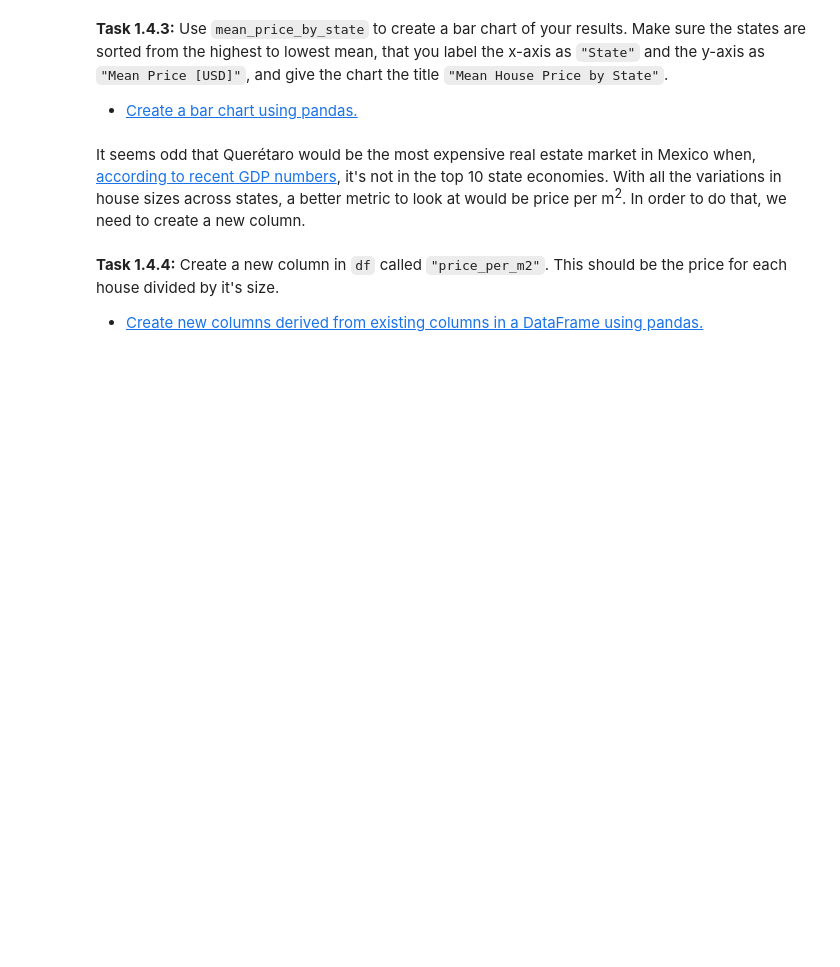
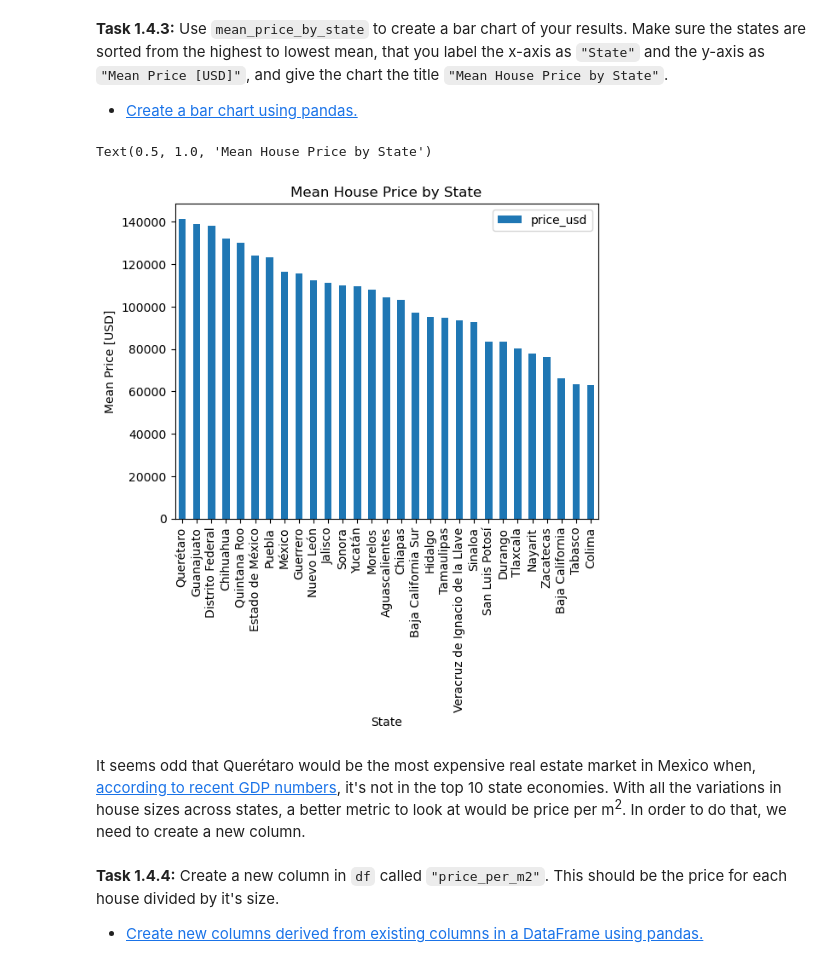
Before and after one commit to franklinobasy/WQU-Projects, a Jupyter notebook: 010-housing-in-mexico/014-size-or-location.ipynb, the cells around one changed output. Drawn from its saved outputs; the diff is of its cells as text; code cells hidden in the pictures; blank space fills up the shorter version.

```diff
--- a/010-housing-in-mexico/014-size-or-location.ipynb
+++ b/010-housing-in-mexico/014-size-or-location.ipynb
@@ -40,7 +40,7 @@ You've wrangled the data, you've gained an understanding of its basic characteri
 - [Read a CSV file into a DataFrame using pandas.](../%40textbook/03-pandas-getting-started.ipynb#Working-with-DataFrames)
 # %%
 # Import "data/mexico-real-estate-clean.csv"
-df = ...
+df = pd.read_csv("data/mexico-real-estate-clean.csv")
 
 # Print object type, shape, and head
 print("df type:", type(df))
@@ -63,7 +72,11 @@ VimeoVideo("656378731", h="8daa35d1e8", width=600)
 - [Aggregate data using the `groupby` method in pandas.](../%40textbook/04-pandas-advanced.ipynb#Series-and-Groupby)
 # %%
 # Declare variable `mean_price_by_state`
-mean_price_by_state = ...
+mean_price_by_state = df.groupby("state").agg(
+    {
+        'price_usd': 'mean'
+    }
+).sort_values(by="price_usd", ascending=False)
 
 # Print object type, shape, and head
 print("mean_price_by_state type:", type(mean_price_by_state))
@@ -77,6 +100,13 @@ VimeoVideo("656378435", h="b3765f3339", width=600)
 - [Create a bar chart using pandas.](../%40textbook/06-visualization-matplotlib.ipynb#Bar-Charts)
 # %%
 # Create bar chart from `mean_price_by_state` using pandas
+mean_price_by_state.plot(kind='bar')
+plt.xlabel("State")
+plt.ylabel("Mean Price [USD]")
+plt.title("Mean House Price by State")
+# %% [output]
+Text(0.5, 1.0, 'Mean House Price by State')
+[figure, added]
 # %% [markdown]
 It seems odd that Querétaro would be the most expensive real estate market in Mexico when, [according to recent GDP numbers](https://en.wikipedia.org/wiki/List_of_Mexican_states_by_GDP), it's not in the top 10 state economies. With all the variations in house sizes across states, a better metric to look at would be price per m<sup>2</sup>. In order to do that, we need to create a new column.
 # %%
```
Also changed, not shown: parts of 6 cells of this notebook.
